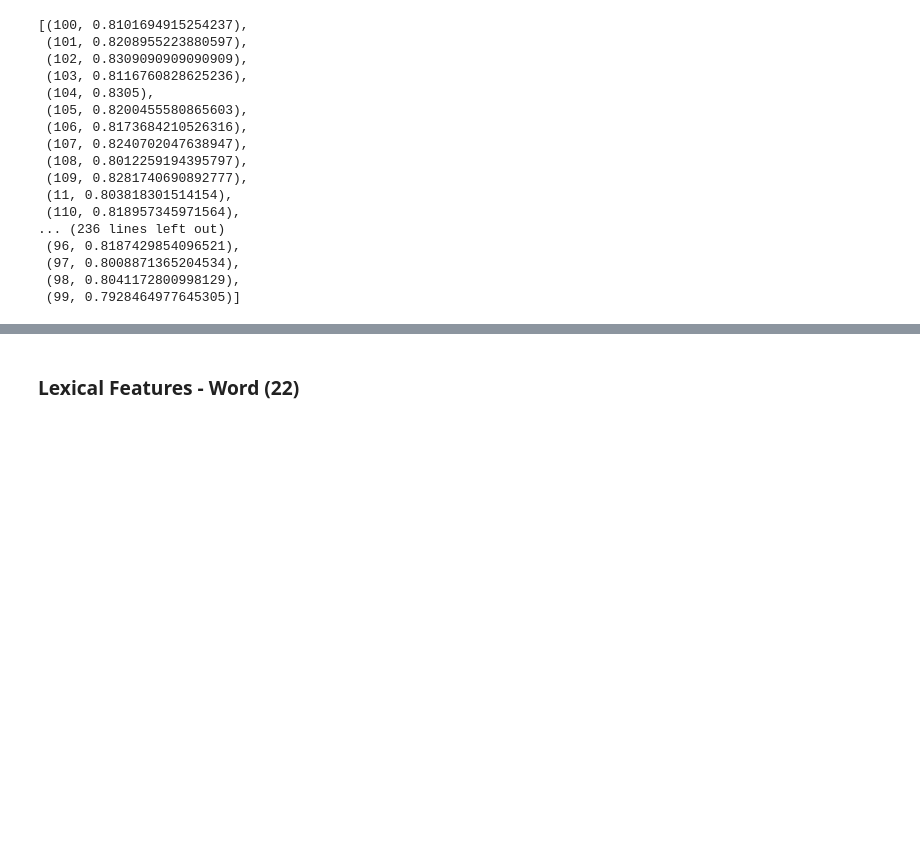
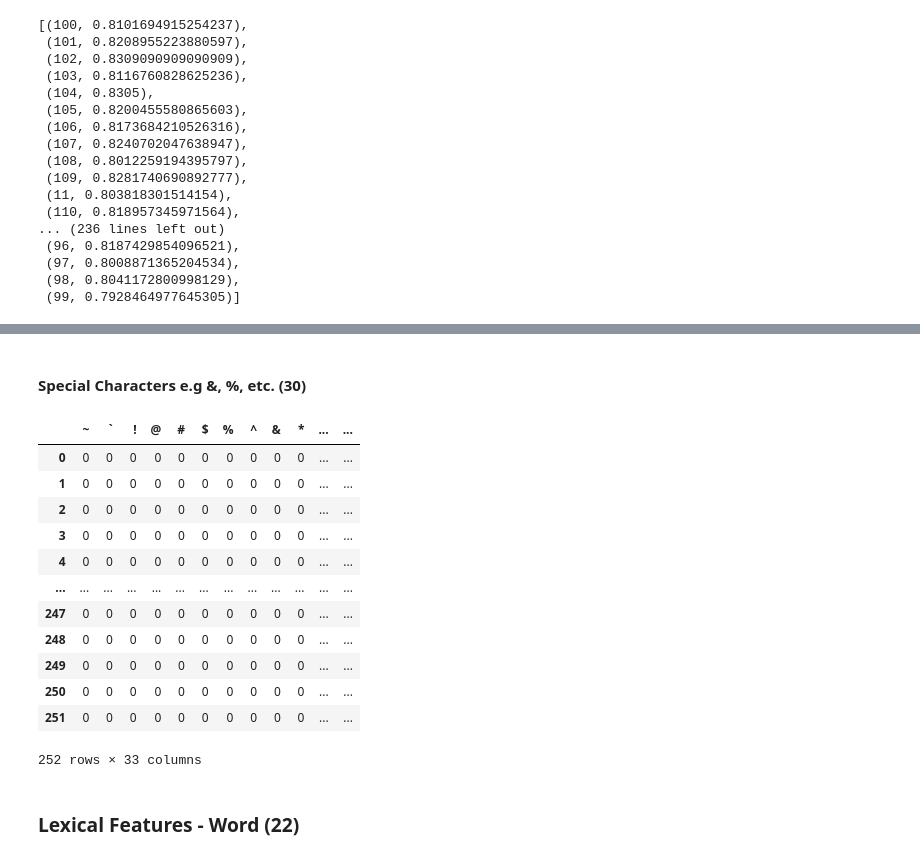
Before and after one commit to Brian-D-Dang/ChatGPT-Generated-Text-Detection, a Jupyter notebook: text_feature_extraction - BDD.ipynb, the cells around one changed output, grey strips where cells are left out. Saved outputs shown, nothing was run; the diff lists cells and outputs as text; code cells hidden in the pictures; blank space fills up the shorter version.

```diff
--- a/text_feature_extraction - BDD.ipynb
+++ b/text_feature_extraction - BDD.ipynb
@@ -241,0 +343,4 @@ temp_arr
+# %%
+most_common_char_bigrams_df = pd.DataFrame(most_common_char_bigrams, index=[0]).transpose()
+forty_most_common_char_bigrams = most_common_char_bigrams_df.sort_values(by=0, ascending=False).iloc[0:40].index
+forty_most_common_char_bigrams
@@ -241,0 +412,34 @@ temp_arr
+# %%
+digit_frequency = {
+    '0': 0,
+    '1': 0,
+    '2': 0,
+    '3': 0,
+    '4': 0,
+    '5': 0,
+    '6': 0,
+    '7': 0,
+    '8': 0,
+    '9': 0,
+}
+
+essays_digit_frequency = []
+def check_digit_frequency(file_path):
+    digit_frequency_copy = digit_frequency.copy()
+    with open(file_path, encoding='utf-8') as file:
+        data = file.read().lower()
+    for char in data:
+        for x in digit_frequency_copy:
+            if char == x:
+                digit_frequency_copy[x] +=1
+    return digit_frequency_copy
+dataset_looper(essays_digit_frequency, check_digit_frequency)
+
+new_digit_freq_array = []
+for item in essays_digit_frequency:
+    Id = 0
+    digit_freq_dict = 1
+    item[digit_freq_dict]['Id'] = item[Id]
+    new_digit_freq_array.append(item[digit_freq_dict])
+
+essays_digit_frequency = new_digit_freq_array
@@ -241,0 +466,2 @@ temp_arr
+# %% [markdown]
+#### Special Characters e.g &, %, etc. (30)
@@ -242,3 +526,20 @@ temp_arr
+# %%
+test = pd.DataFrame(essays_special_char_frequency)
+test
+# %% [output]
+|  | ~ | ` | ! | @ | # | $ | % | ^ | & | * | ... | ... |
+| 0 | 0 | 0 | 0 | 0 | 0 | 0 | 0 | 0 | 0 | 0 | ... | ... |
+| 1 | 0 | 0 | 0 | 0 | 0 | 0 | 0 | 0 | 0 | 0 | ... | ... |
+| 2 | 0 | 0 | 0 | 0 | 0 | 0 | 0 | 0 | 0 | 0 | ... | ... |
+| 3 | 0 | 0 | 0 | 0 | 0 | 0 | 0 | 0 | 0 | 0 | ... | ... |
+| 4 | 0 | 0 | 0 | 0 | 0 | 0 | 0 | 0 | 0 | 0 | ... | ... |
+| ... | ... | ... | ... | ... | ... | ... | ... | ... | ... | ... | ... | ... |
+| 247 | 0 | 0 | 0 | 0 | 0 | 0 | 0 | 0 | 0 | 0 | ... | ... |
+| 248 | 0 | 0 | 0 | 0 | 0 | 0 | 0 | 0 | 0 | 0 | ... | ... |
+| 249 | 0 | 0 | 0 | 0 | 0 | 0 | 0 | 0 | 0 | 0 | ... | ... |
+| 250 | 0 | 0 | 0 | 0 | 0 | 0 | 0 | 0 | 0 | 0 | ... | ... |
+| 251 | 0 | 0 | 0 | 0 | 0 | 0 | 0 | 0 | 0 | 0 | ... | ... |
+252 rows × 33 columns
 # %% [markdown]
 ### Lexical Features - Word (22)
 # %% [markdown]
```
Also changed, not shown: parts of 26 cells of this notebook.
